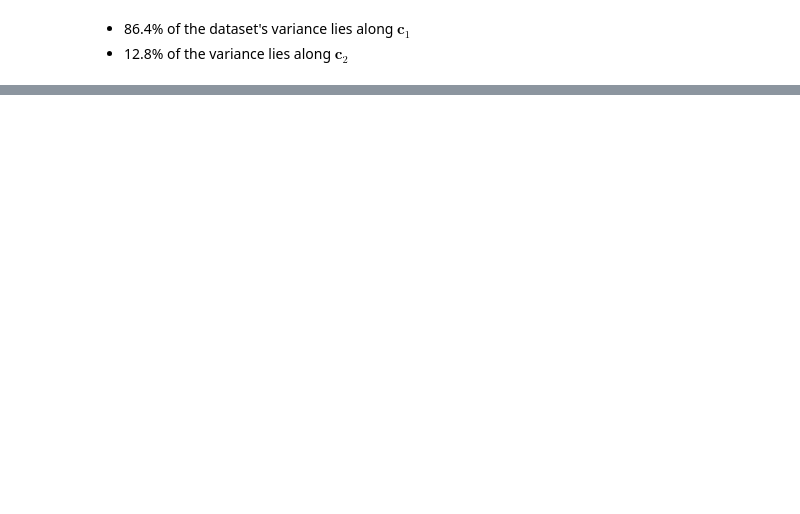
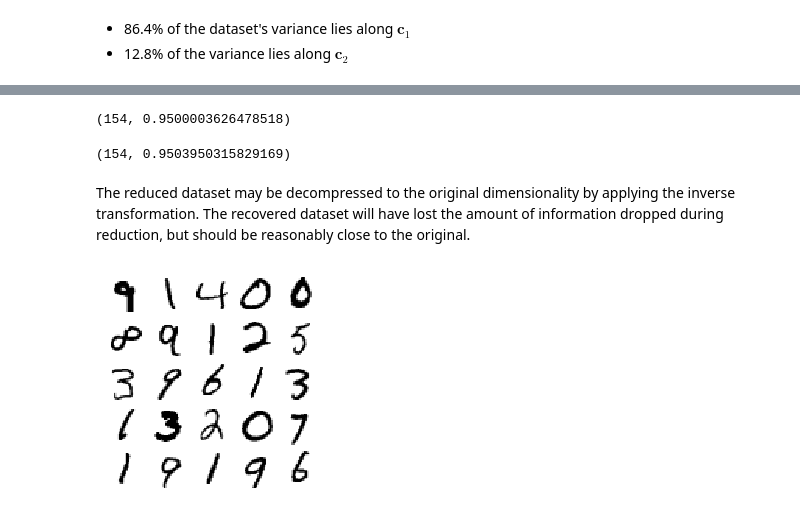
Before and after one commit to codywill/ml-sandbox, a Jupyter notebook: hands-on/Chapter 8 - Dimensionality Reduction.ipynb, the cells around one changed output, grey strips where cells are left out. Cells and saved outputs as stored; diff of their text form; code cells hidden in the pictures; blank space fills up the shorter version.

Commit message:
Added notes on dimensionality selection and compression, randomized PCA, and incremental PCA

```diff
--- a/hands-on/Chapter 8 - Dimensionality Reduction.ipynb
+++ b/hands-on/Chapter 8 - Dimensionality Reduction.ipynb
@@ -142,0 +145,16 @@ array([0.86434871, 0.12770091])
+# %%
+# Fetch mnist dataset
+from sklearn.datasets import fetch_openml
+
+mnist = fetch_openml('mnist_784', version=1)
+mnist.target = mnist.target.astype(np.uint8)
+# %%
+from sklearn.model_selection import train_test_split
+
+X = mnist["data"]
+y = mnist["target"]
+
+X_train, X_test, y_train, y_test = train_test_split(X, y)
+# %%
+pca = PCA()
+pca.fit(X_train)
@@ -142,0 +182,4 @@ array([0.86434871, 0.12770091])
+# %%
+pca.n_components_, np.sum(pca.explained_variance_ratio_)
+# %% [output]
+(154, 0.9500003626478518)
@@ -142,0 +190,6 @@ array([0.86434871, 0.12770091])
+# %%
+pca.n_components_, np.sum(pca.explained_variance_ratio_)
+# %% [output]
+(154, 0.9503950315829169)
+# %% [markdown]
+The reduced dataset may be decompressed to the original dimensionality by applying the inverse transformation. The recovered dataset will have lost the amount of information dropped during reduction, but should be reasonably close to the original.
@@ -142,0 +198,23 @@ array([0.86434871, 0.12770091])
+# %%
+import matplotlib as mpl
+
+# Helper function to plot mnist samples
+def plot_digits(instances, images_per_row=10, **options):
+    size = 28
+    images_per_row = min(len(instances), images_per_row)
+    images = [instance.reshape(size,size) for instance in instances]
+    n_rows = (len(instances) - 1) // images_per_row + 1
+    row_images = []
+    n_empty = n_rows * images_per_row - len(instances)
+    images.append(np.zeros((size, size * n_empty)))
+    for row in range(n_rows):
+        rimages = images[row * images_per_row : (row + 1) * images_per_row]
+        row_images.append(np.concatenate(rimages, axis=1))
+    image = np.concatenate(row_images, axis=0)
+    plt.imshow(image, cmap = mpl.cm.binary, **options)
+    plt.axis("off")
+# %%
+# Original dataset
+plot_digits(X_train[::2100], 5)
+# %% [output]
+[figure, added]
```
Also changed, not shown: parts of 23 cells of this notebook.
